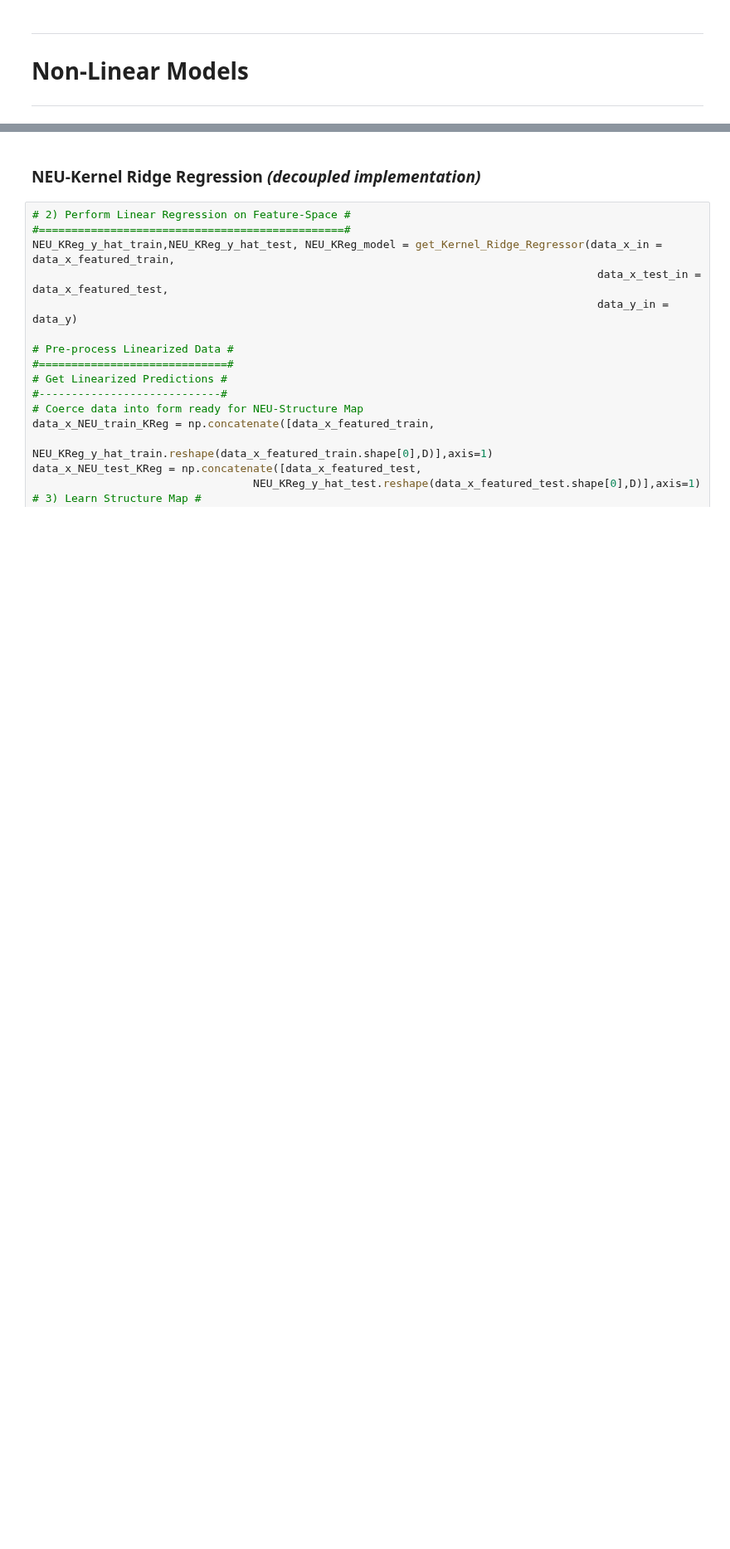
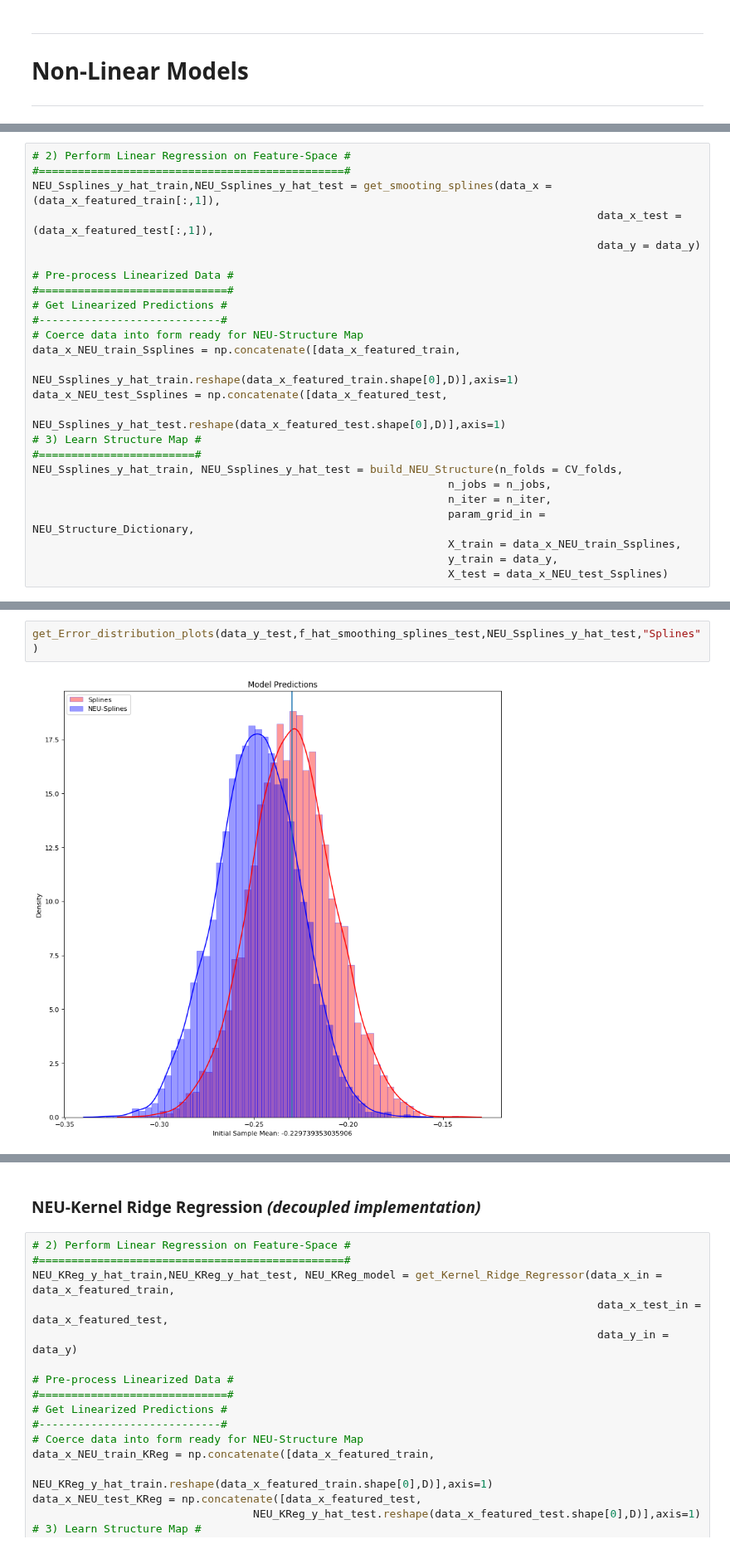
Before and after one commit to AnastasisKratsios/NEU_Non_Euclidean_Upgrading, a Jupyter notebook: NEU-Simulated-Regression_rapido.ipynb, the cells around one changed output, grey strips where cells are left out. Shown at 83% size. Cells and saved outputs as stored; diff of their text form; blank space fills up the shorter version.

```diff
--- a/NEU-Simulated-Regression_rapido.ipynb
+++ b/NEU-Simulated-Regression_rapido.ipynb
@@ -311,0 +264,25 @@ get_Error_distribution_plots(data_y_test,ENET_OLS_y_hat_test,NEU_OLS_y_hat_test,
+# %%
+# 2) Perform Linear Regression on Feature-Space #
+#===============================================#
+NEU_Ssplines_y_hat_train,NEU_Ssplines_y_hat_test = get_smooting_splines(data_x = (data_x_featured_train[:,1]),
+                                                                                       data_x_test = (data_x_featured_test[:,1]),
+                                                                                       data_y = data_y)
+
+# Pre-process Linearized Data #
+#=============================#
+# Get Linearized Predictions #
+#----------------------------#
+# Coerce data into form ready for NEU-Structure Map
+data_x_NEU_train_Ssplines = np.concatenate([data_x_featured_train,
+                                   NEU_Ssplines_y_hat_train.reshape(data_x_featured_train.shape[0],D)],axis=1)
+data_x_NEU_test_Ssplines = np.concatenate([data_x_featured_test,
+                                  NEU_Ssplines_y_hat_test.reshape(data_x_featured_test.shape[0],D)],axis=1)
+# 3) Learn Structure Map #
+#========================#
+NEU_Ssplines_y_hat_train, NEU_Ssplines_y_hat_test = build_NEU_Structure(n_folds = CV_folds,
+                                                                n_jobs = n_jobs,
+                                                                n_iter = n_iter,
+                                                                param_grid_in = NEU_Structure_Dictionary,
+                                                                X_train = data_x_NEU_train_Ssplines,
+                                                                y_train = data_y,
+                                                                X_test = data_x_NEU_test_Ssplines)
@@ -311,0 +352,4 @@ get_Error_distribution_plots(data_y_test,ENET_OLS_y_hat_test,NEU_OLS_y_hat_test,
+# %%
+get_Error_distribution_plots(data_y_test,f_hat_smoothing_splines_test,NEU_Ssplines_y_hat_test,"Splines")
+# %% [output]
+[figure, added]
```
Also changed, not shown: parts of 29 cells of this notebook, 16 other files.
